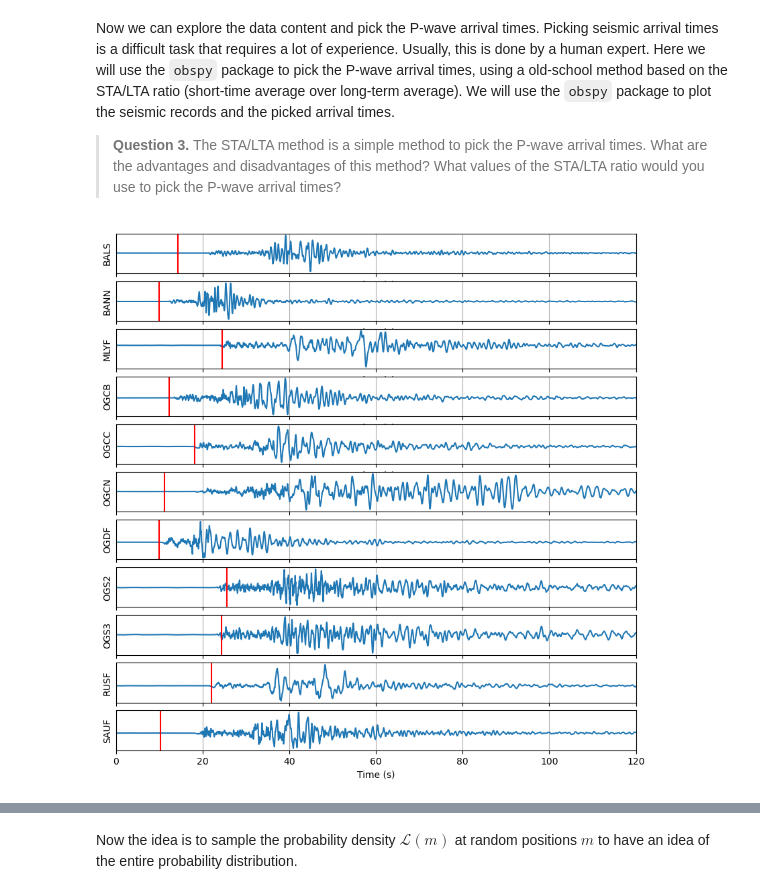
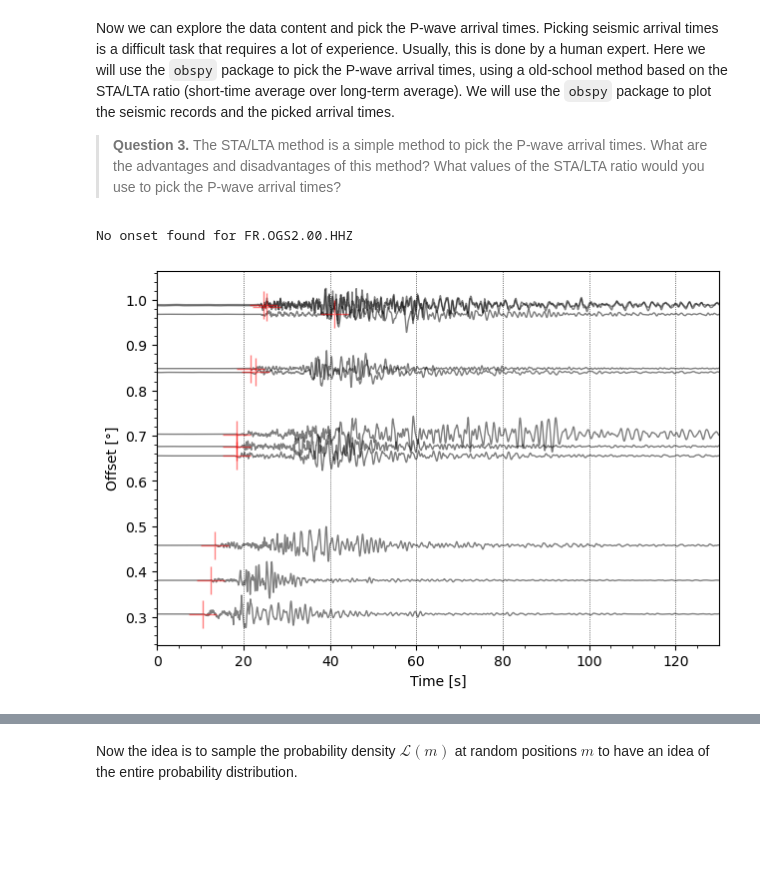
Before and after one commit to leonard-seydoux/earth-data-science, a Jupyter notebook: labs/2_epicenter/epicenter_solution.ipynb, the cells around one changed output, grey strips where cells are left out. Saved outputs shown, nothing was run; the diff lists cells and outputs as text; code cells hidden in the pictures; blank space fills up the shorter version.

```diff
--- a/labs/2_epicenter/epicenter_solution.ipynb
+++ b/labs/2_epicenter/epicenter_solution.ipynb
@@ -229,42 +253,46 @@ Now we can explore the data content and pick the P-wave arrival times. Picking s
 # %%
 from obspy.signal.trigger import classic_sta_lta, trigger_onset
 
-# Read waveforms from pickle file
-stream = obspy.read("data/waveforms.pickle")
-
 # Define the short and long term average
-short_term_average = 1
-long_term_average = 10
+short_term_average = 3
+long_term_average = 8
 
 # Get firt arrive time
 for trace in stream:
     # Convert short and long term average to number of samples
     n_sta = int(short_term_average * trace.stats.sampling_rate)
     n_lta = int(long_term_average * trace.stats.sampling_rate)
 
     # Get trigger
     trigger = classic_sta_lta(trace.data, n_sta, n_lta)
 
     # Get onset from trigger function
     onset = trigger_onset(trigger, 2, 0.5)
 
     # If onset is found, add it to the trace
     if np.size(onset) > 0:
         onset = onset[0, 0]
         trace.stats.onset = onset / trace.stats.sampling_rate
     else:
         # Print a message if no onset is found
         print(f"No onset found for {trace.id}")
 
-# Plot waveforms
-fig, axes = plt.subplots(len(stream), sharex=True, figsize=(10, 10))
-for ax, trace in zip(axes, stream):
-    ax.plot(trace.times(), trace.data)
-    ax.axvline(trace.stats.onset, color="r")
-    ax.set_xlim(0, 120)
-    ax.set_yticks([])
-    ax.set_xlabel("Time (s)")
-    ax.set_ylabel(trace.stats.station)
-    ax.grid()
+# Prepare figure
+fig = plt.figure()
+
+# Plot the stream
+stream.plot(
+    type="section",
+    orientation="horizontal",
+    dist_degree=True,
+    ev_coord=(event.origins[0].latitude, event.origins[0].longitude),
+    show=False,
+    fig=fig,
+)
+
+# Plot the onset
+for trace in stream:
+    plt.plot(trace.stats.onset, trace.stats.distance, "r+", mfc="none", ms=20, alpha=0.5)
 # %% [output]
+No onset found for FR.OGS2.00.HHZ
-[figure, old version]
+[figure, new version]
```
Also changed, not shown: parts of 7 cells of this notebook, 1 other file.
